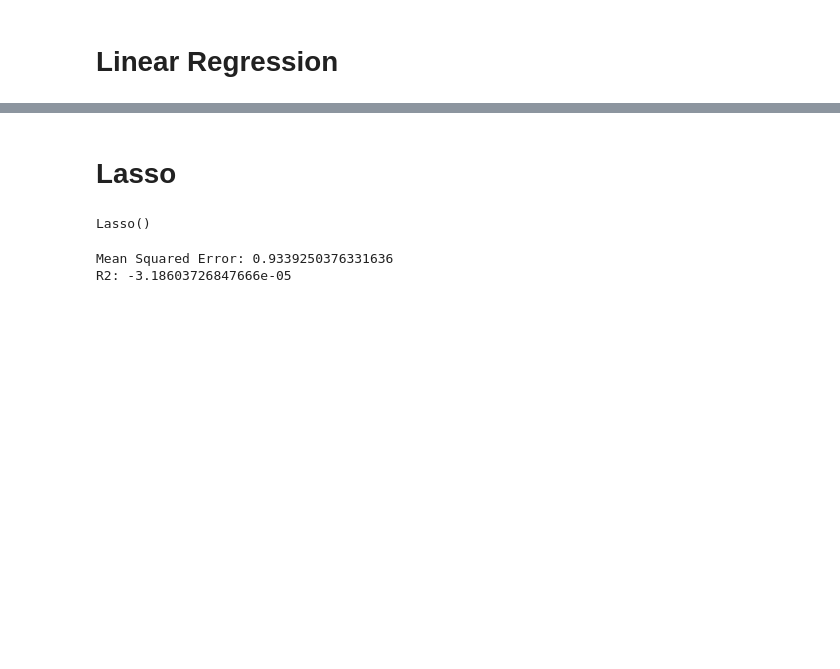
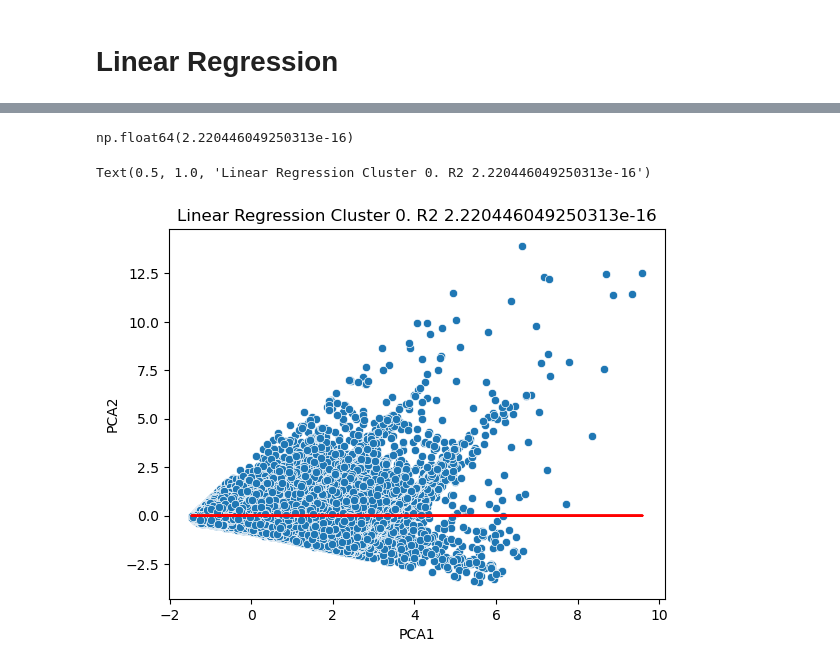
Before and after one commit to rodrigo-espino/ModelosFoliatti, a Jupyter notebook: notebooks/modelos_prediccion/linear_models.ipynb, the cells around one changed output, grey strips where cells are left out. Drawn from its saved outputs; the diff is of its cells as text; code cells hidden in the pictures; blank space fills up the shorter version.

```diff
--- a/notebooks/modelos_prediccion/linear_models.ipynb
+++ b/notebooks/modelos_prediccion/linear_models.ipynb
@@ -30,0 +39,5 @@ LinearRegression()
+# %%
+lr = LinearRegression()
+X = df_data_selected[['PCA1']]
+y = df_data_selected['PCA2']
+lr.fit(X, y)
@@ -31,2 +46,2 @@ LinearRegression()
 # %%
-y_hat_lr = lr.predict(X_test)
+y_hat = lr.predict(X)
@@ -41,8 +47,0 @@ R2: 0.6702388187330895
-# %%
-X = df_data_selected.drop('Cluster', axis=1)
-y = df_data_selected['Cluster']
-
-X_train, X_test, y_train, y_test = train_test_split(X, y, train_size=0.2, random_state=30)
-ridge = Ridge()
-
-ridge.fit(X_train, y_train)
@@ -59,12 +47,0 @@ R2: 0.6701938495105504
-# %% [markdown]
-# Lasso
-# %%
-X = df_data_selected.drop('Cluster', axis=1)
-y = df_data_selected['Cluster']
-
-X_train, X_test, y_train, y_test = train_test_split(X, y, train_size=0.2, random_state=53)
-lasso = Lasso()
-
-lasso.fit(X_train, y_train)
-# %% [output]
-Lasso()
@@ -73,6 +48,11 @@ y_hat_lasso = lasso.predict(X_test)
-# %%
-print(f"Mean Squared Error: {mean_squared_error(y_test, y_hat_lasso)}")
-print(f"R2: {r2_score(y_test, y_hat_lasso)}")
-# %% [output]
-Mean Squared Error: 0.9339250376331636
-R2: -3.18603726847666e-05
+# %%
+r2_score(y, y_hat)
+# %% [output]
+np.float64(2.220446049250313e-16)
+# %%
+sns.scatterplot(x=df_data_selected['PCA1'], y=y)
+plt.plot(X, y_hat, color='red')
+plt.title(f"Linear Regression Cluster 0. R2 {r2_score(y, y_hat)}")
+# %% [output]
+Text(0.5, 1.0, 'Linear Regression Cluster 0. R2 2.220446049250313e-16')
+[figure, added]
```
Also changed, not shown: parts of 12 cells of this notebook, 3 other files.
